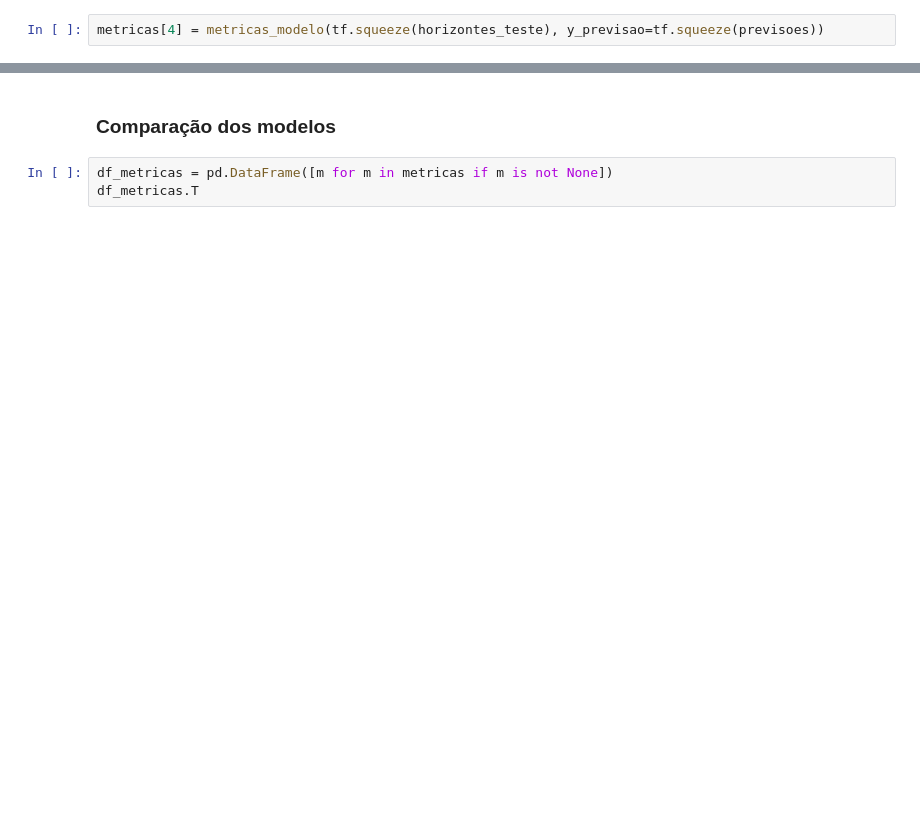
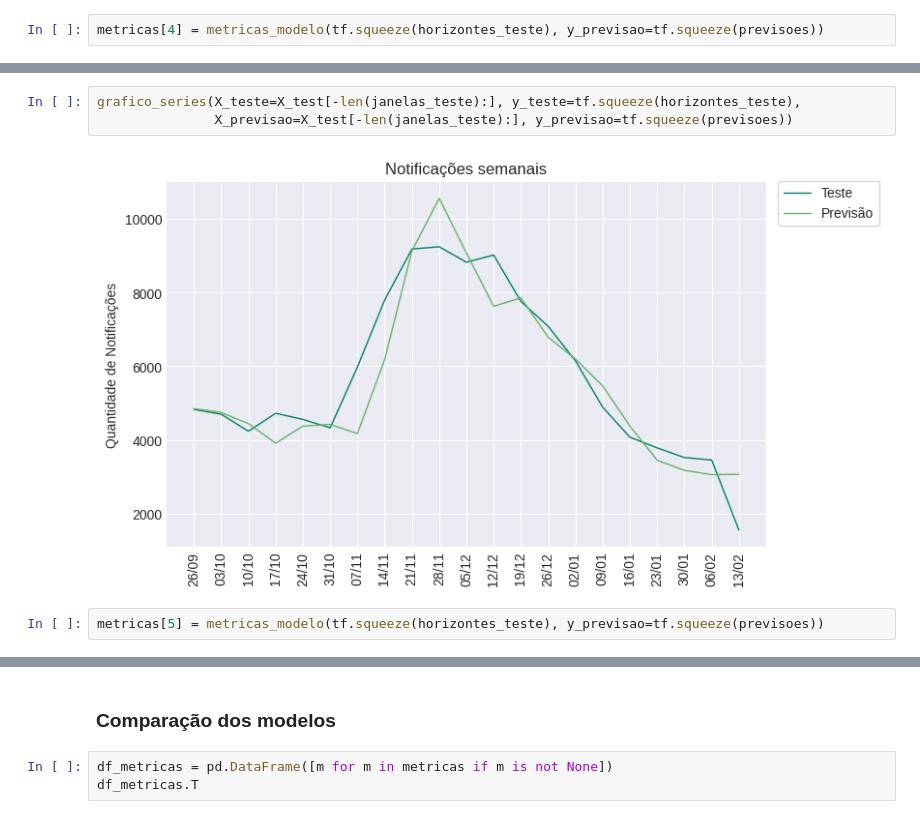
Before and after one commit to flohmannjr/PJI410, a Jupyter notebook: PJI410_aprendizado.ipynb, the cells around one changed output, grey strips where cells are left out. Drawn from its saved outputs; the diff is of its cells as text; blank space fills up the shorter version.

Commit message:
Add modelo 5

```diff
--- a/PJI410_aprendizado.ipynb
+++ b/PJI410_aprendizado.ipynb
@@ -894,0 +1010,7 @@ metricas[4]
+# %%
+grafico_series(X_teste=X_test[-len(janelas_teste):], y_teste=tf.squeeze(horizontes_teste),
+               X_previsao=X_test[-len(janelas_teste):], y_previsao=tf.squeeze(previsoes))
+# %% [output]
+[figure, added]
+# %%
+metricas[5] = metricas_modelo(tf.squeeze(horizontes_teste), y_previsao=tf.squeeze(previsoes))
```
Also changed, not shown: parts of 23 cells of this notebook.
